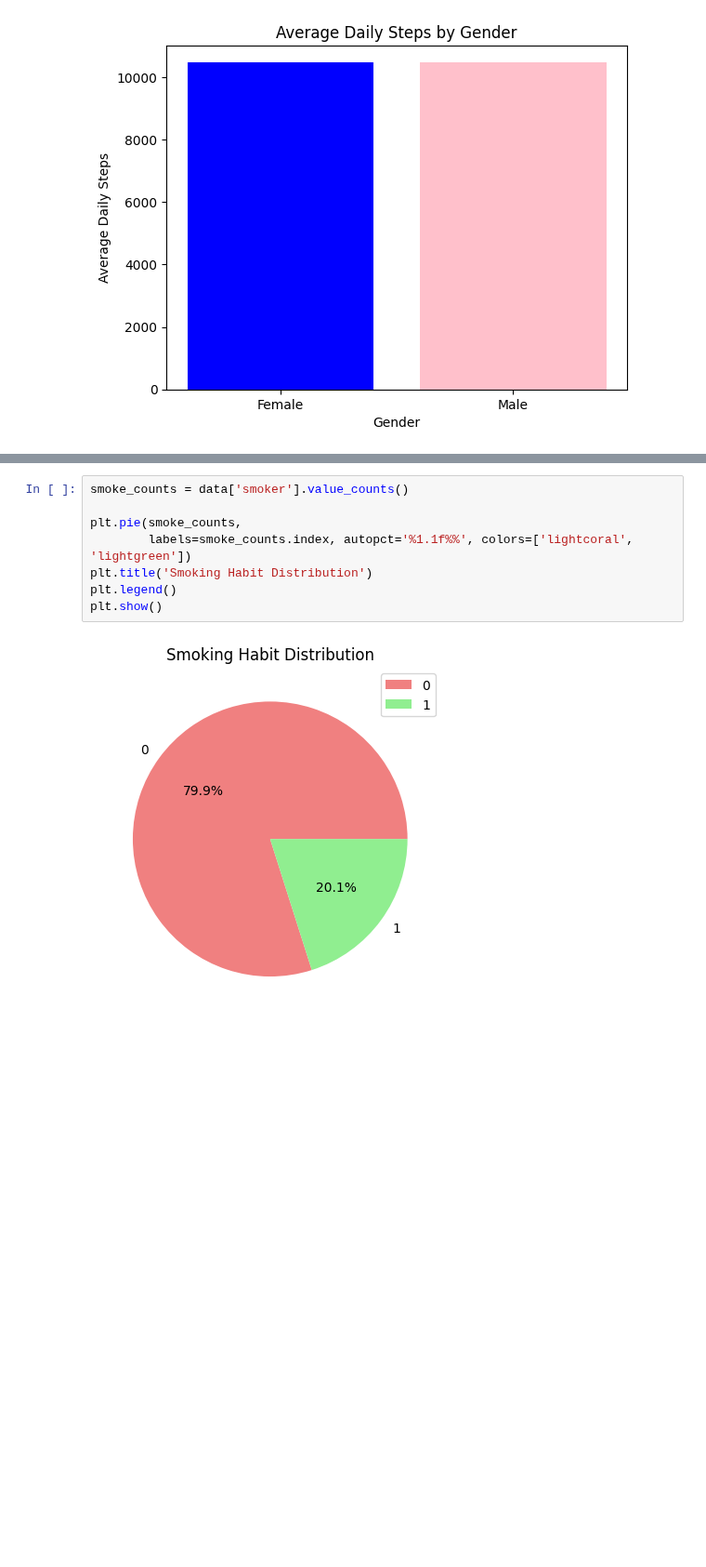
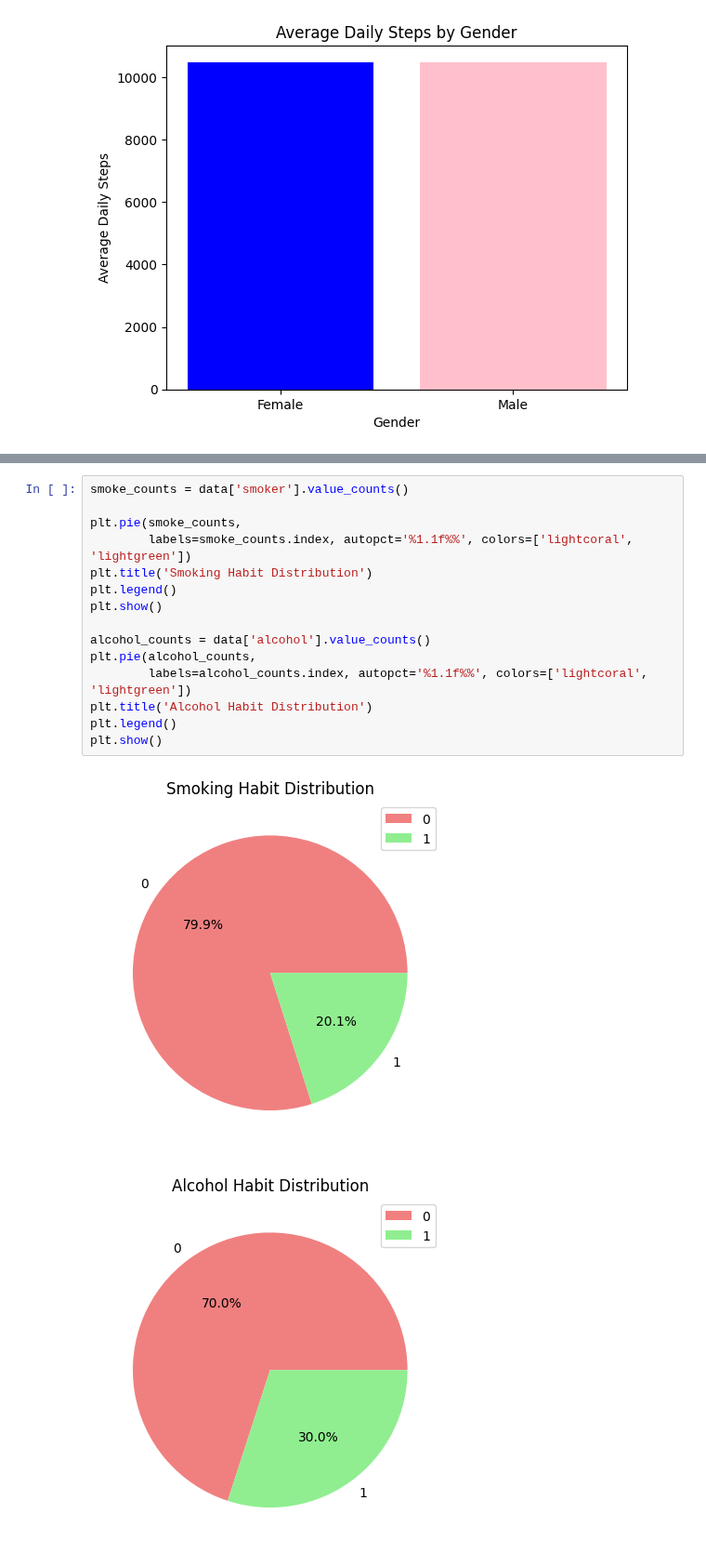
Before and after one commit to fachiny17/machine_learning, a Jupyter notebook: deeptech_program_cohort1/mentorship_session/01_mentorship_assignment_intro_to_data_analytics_and_science.ipynb, the cells around one changed output, grey strips where cells are left out. Shown at 93% size. Drawn from its saved outputs; the diff is of its cells as text; blank space fills up the shorter version.

```diff
--- a/deeptech_program_cohort1/mentorship_session/01_mentorship_assignment_intro_to_data_analytics_and_science.ipynb
+++ b/deeptech_program_cohort1/mentorship_session/01_mentorship_assignment_intro_to_data_analytics_and_science.ipynb
@@ -115,10 +118,18 @@ From the chart below:
 # %%
 smoke_counts = data['smoker'].value_counts()
 
 plt.pie(smoke_counts,
         labels=smoke_counts.index, autopct='%1.1f%%', colors=['lightcoral', 'lightgreen'])
 plt.title('Smoking Habit Distribution')
 plt.legend()
 plt.show()
+
+alcohol_counts = data['alcohol'].value_counts()
+plt.pie(alcohol_counts,
+        labels=alcohol_counts.index, autopct='%1.1f%%', colors=['lightcoral', 'lightgreen'])
+plt.title('Alcohol Habit Distribution')
+plt.legend()
+plt.show()
 # %% [output]
 [figure]
+[figure, added]
```
Also changed, not shown: parts of 1 cell of this notebook.
